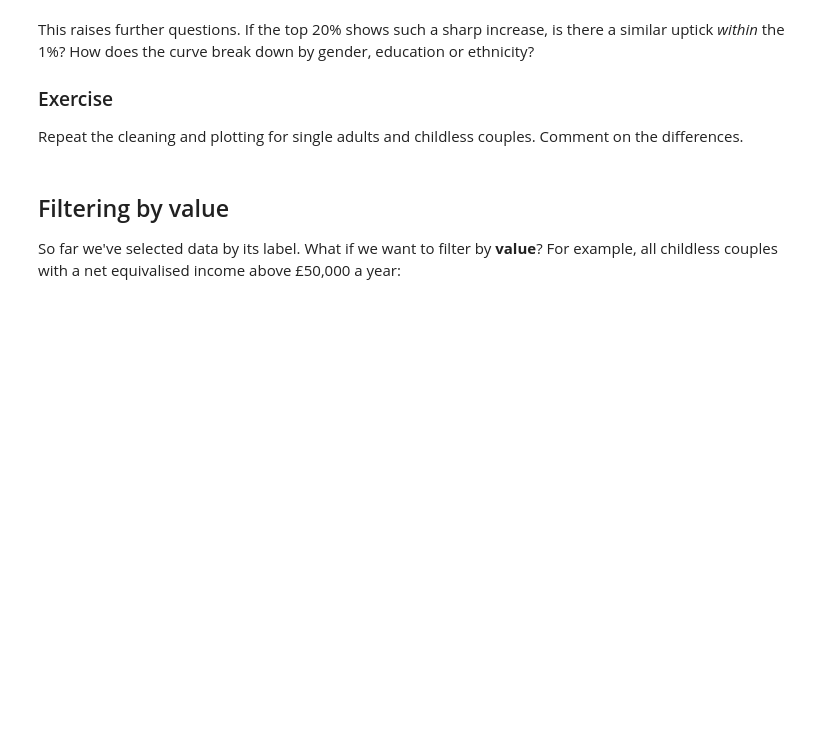
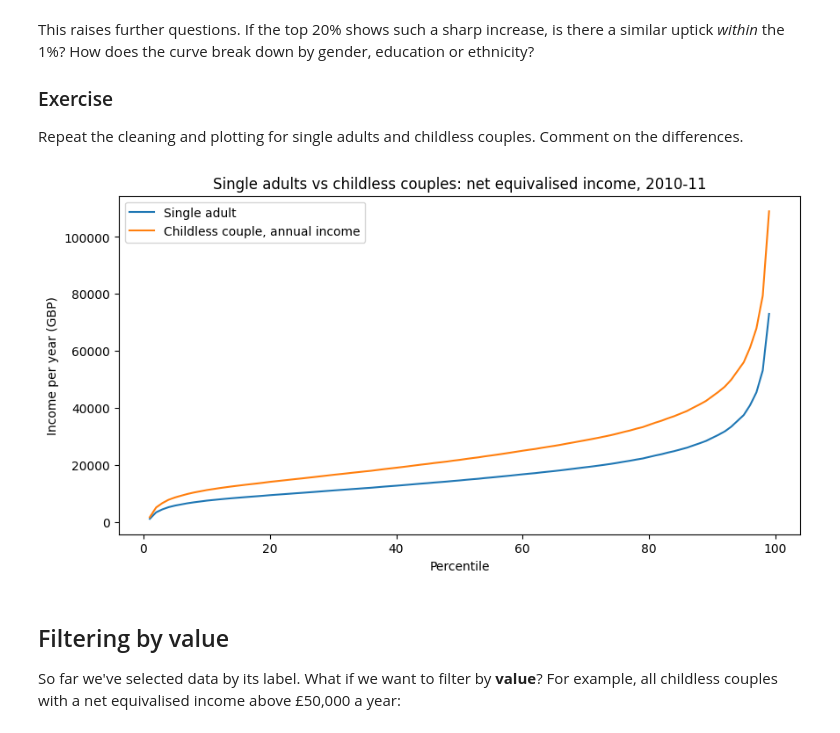
Before and after one commit to 7464986/qm2, a Jupyter notebook: notebooks/W02. Pandas.ipynb, the cells around one changed output. Saved outputs shown, nothing was run; the diff lists cells and outputs as text; code cells hidden in the pictures; blank space fills up the shorter version.

```diff
--- a/notebooks/W02. Pandas.ipynb
+++ b/notebooks/W02. Pandas.ipynb
@@ -222,6 +251,18 @@ This raises further questions. If the top 20% shows such a sharp increase, is th
 Repeat the cleaning and plotting for single adults and childless couples. Comment on the differences.
 # %%
 # your code here
+income[["Single adult", "Childless couple, annual income"]].dtypes   # both 'object' (text)
+
+clean2 = income[["Single adult", "Childless couple, annual income"]]
+clean2 = clean2.replace(",", "", regex=True).astype(float)
+
+clean2.plot()
+plt.title("Single adults vs childless couples: net equivalised income, 2010-11")
+plt.xlabel("Percentile")
+plt.ylabel("Income per year (GBP)")
+plt.show()
+# %% [output]
+[figure, added]
 # %% [markdown]
 ## Filtering by value
 
```
Also changed, not shown: parts of 9 cells of this notebook.
